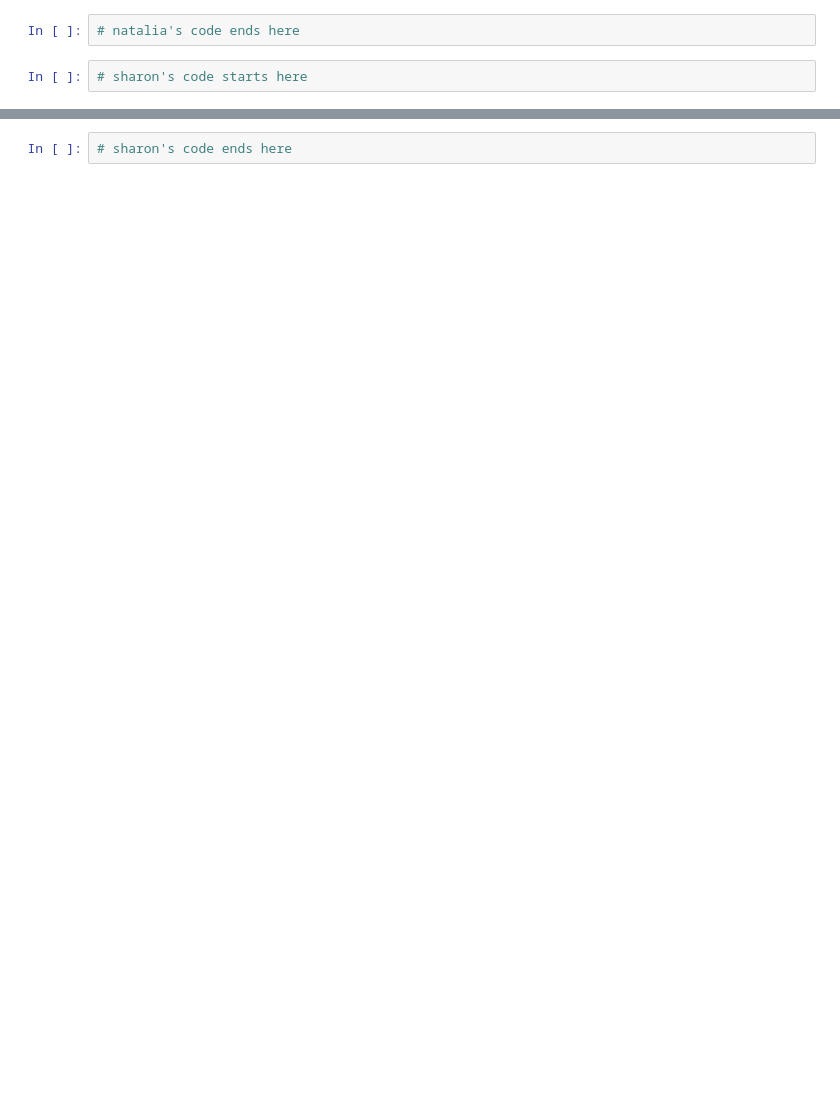
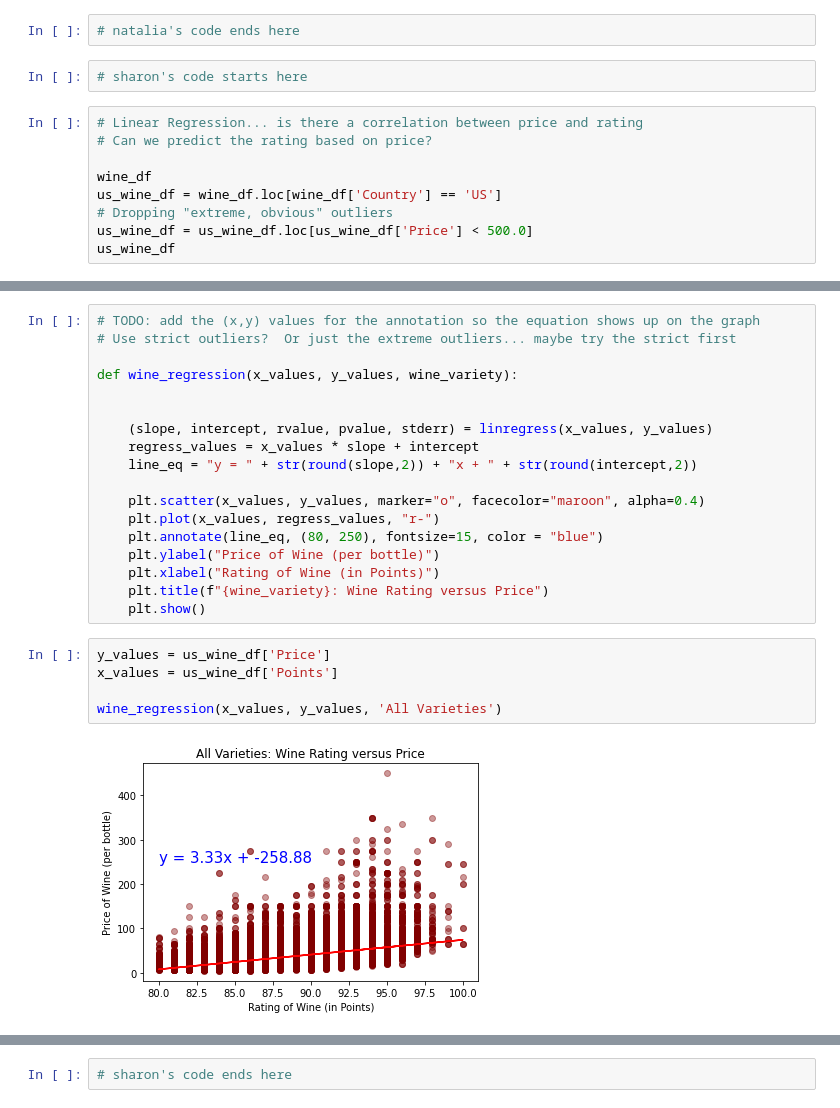
Before and after one commit to radioactivearm/project-one-wine, a Jupyter notebook: analyzing_data.ipynb, the cells around one changed output, grey strips where cells are left out. Drawn from its saved outputs; the diff is of its cells as text; blank space fills up the shorter version.

```diff
--- a/analyzing_data.ipynb
+++ b/analyzing_data.ipynb
@@ -262,3 +521,12 @@ plt.show()
 # natalia's code ends here
 # %%
 # sharon's code starts here
+# %%
+# Linear Regression... is there a correlation between price and rating
+# Can we predict the rating based on price?
+
+wine_df
+us_wine_df = wine_df.loc[wine_df['Country'] == 'US']
+# Dropping "extreme, obvious" outliers
+us_wine_df = us_wine_df.loc[us_wine_df['Price'] < 500.0]
+us_wine_df
@@ -264,0 +547,25 @@ plt.show()
+# %%
+# TODO: add the (x,y) values for the annotation so the equation shows up on the graph
+# Use strict outliers?  Or just the extreme outliers... maybe try the strict first
+
+def wine_regression(x_values, y_values, wine_variety):
+
+
+    (slope, intercept, rvalue, pvalue, stderr) = linregress(x_values, y_values)
+    regress_values = x_values * slope + intercept
+    line_eq = "y = " + str(round(slope,2)) + "x + " + str(round(intercept,2))
+
+    plt.scatter(x_values, y_values, marker="o", facecolor="maroon", alpha=0.4)
+    plt.plot(x_values, regress_values, "r-")
+    plt.annotate(line_eq, (80, 250), fontsize=15, color = "blue")
+    plt.ylabel("Price of Wine (per bottle)")
+    plt.xlabel("Rating of Wine (in Points)")
+    plt.title(f"{wine_variety}: Wine Rating versus Price")
+    plt.show()
+# %%
+y_values = us_wine_df['Price']
+x_values = us_wine_df['Points']
+
+wine_regression(x_values, y_values, 'All Varieties')
+# %% [output]
+[figure, added]
```
Also changed, not shown: parts of 50 cells of this notebook, 1 other file.
